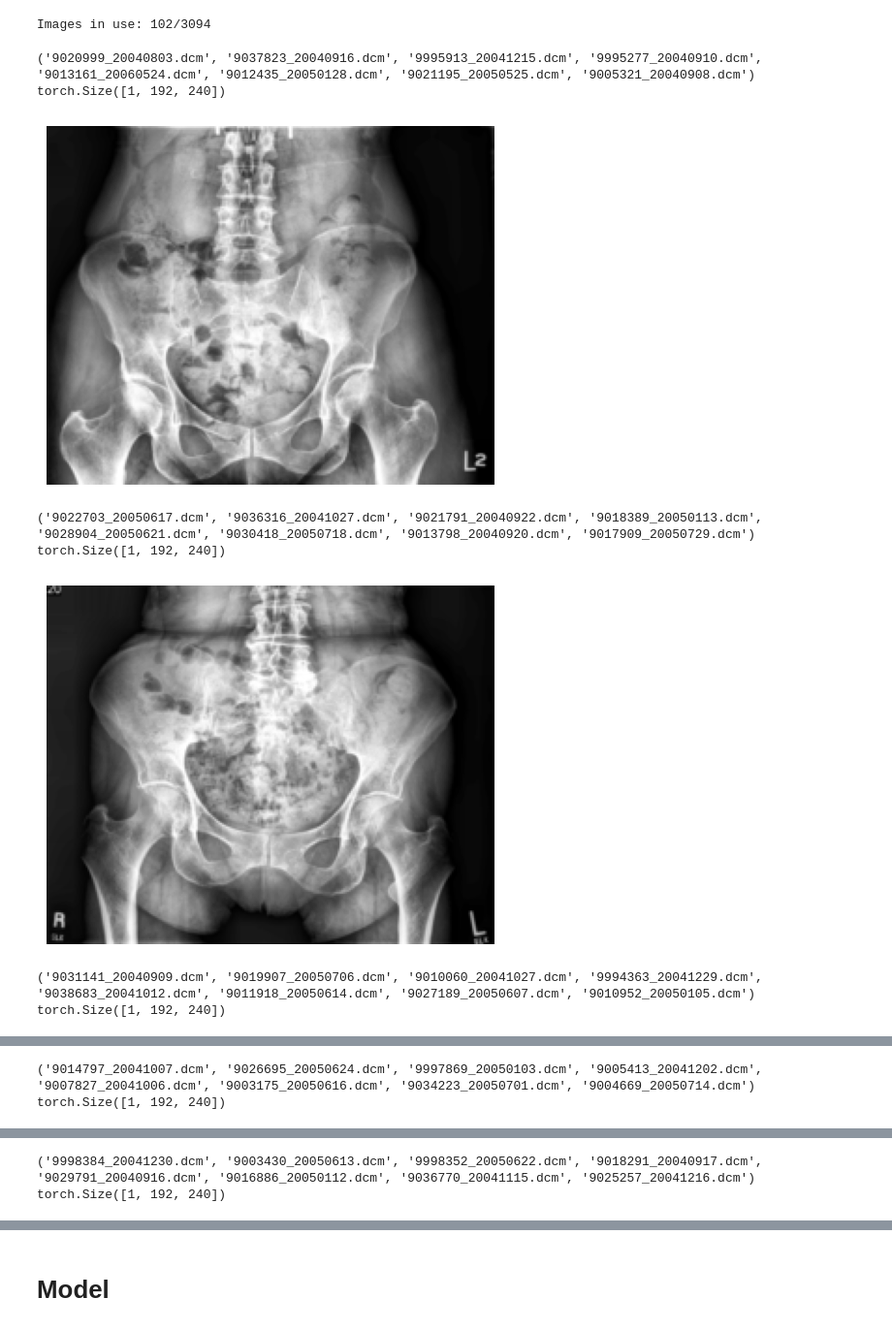
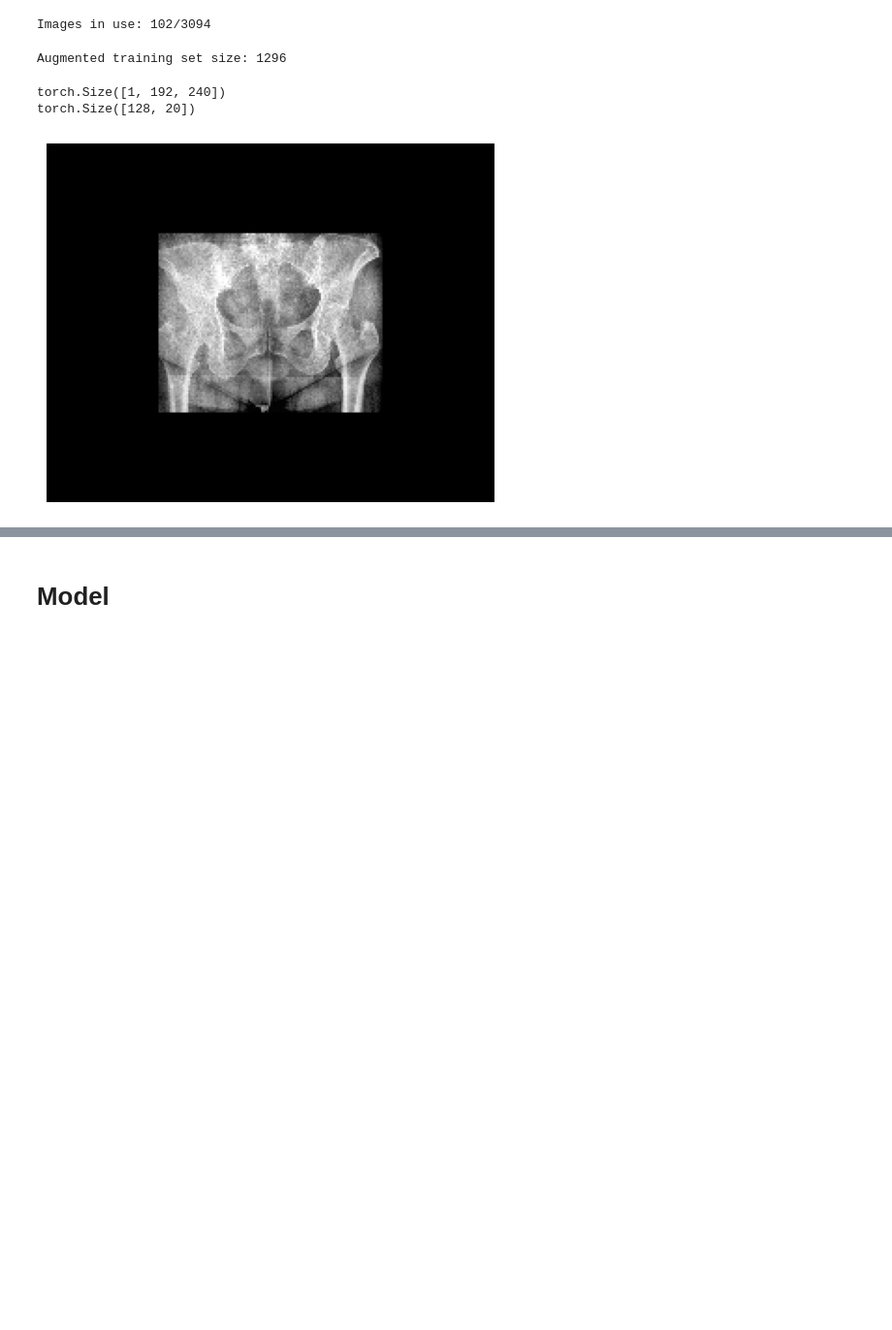
Before and after one commit to UPenn-Measurement-Project/MeasurementProject, a Jupyter notebook: cnn_on_points/cnn_on_points.ipynb, the cells around one changed output, grey strips where cells are left out. Shown at 97% size. Drawn from its saved outputs; the diff is of its cells as text; code cells hidden in the pictures; blank space fills up the shorter version.

Commit message:
cnn model identifying points: lackluster results.
data augmentation made with custom class for each data point

```diff
--- a/cnn_on_points/cnn_on_points.ipynb
+++ b/cnn_on_points/cnn_on_points.ipynb
@@ -80,3 +81,0 @@ scale_factor = 0.1
-# %%
-img_width = int(img_width * scale_factor)
-img_height = int(img_height * scale_factor)
@@ -107,3 +136,13 @@ class ImageDataset(Dataset):
+# %%
+class ImageDataset(Dataset):
+    def __init__(self, data_points):
+        self.data_points = data_points
+
+    def __len__(self):
+        return len(self.data_points)
+
+    def __getitem__(self, idx):
+        return self.data_points[idx].get_image()
 # %%
 #all images in directory
 all_img_in_dir = [i for i in os.listdir(img_dir) if i.lower().endswith("dcm")]
@@ -141,24 +165,36 @@ test_transform = transforms.Compose([
+# %%
+#augmented training data in DataPoint class
+train_data_points = []
+for img_file in train_img:
+    for aug_rot in np.arange(rot_st, rot_en + 1e-8, rot_int):
+        for aug_scale in np.arange(scale_st, scale_en + 1e-8, scale_int):
+            train_data_points.append(DataPoint(img_dir, img_file, df, img_width, img_height, aug_rot, aug_scale))
+print(f'Augmented training set size: {len(train_data_points)}')
+
+#testing data in DataPoint class (no augmentation transformations applied)
+test_data_points = []
+for img_file in test_img:
+    test_data_points.append(DataPoint(img_dir, img_file, df, img_width, img_height, 0, 1))
+# %% [output]
+Augmented training set size: 1296
 # %%
 #training dataset and data loader
-train_set = ImageDataset(img_dir, train_img, train_transform)
-train_loader = DataLoader(train_set, batch_size = batch_size, shuffle = True)
+train_set = ImageDataset(train_data_points)
+train_loader = DataLoader(train_set, batch_size = train_batch_size, shuffle = True)
 
 #testing dataset and data loader
-test_set = ImageDataset(img_dir, test_img, test_transform)
-test_loader = DataLoader(test_set, batch_size = batch_size, shuffle = False)
+test_set = ImageDataset(test_data_points)
+test_loader = DataLoader(test_set, batch_size = test_batch_size, shuffle = False)
 # %%
-for imgs, files in train_loader:
-    print(files)
+#quick test
+for imgs, ys in train_loader:
     print(imgs[0].shape)
+    print(ys.shape)
     plt.imshow(imgs[0].squeeze(), cmap = 'gray')
     plt.axis('off')
     plt.show()
+    break
 # %% [output]
-('9020999_20040803.dcm', '9037823_20040916.dcm', '9995913_20041215.dcm', '9995277_20040910.dcm', '9013161_20060524.dcm', '9012435_20050128.dcm', '9021195_20050525.dcm', '9005321_20040908.dcm')
 torch.Size([1, 192, 240])
+torch.Size([128, 20])
-[figure, old version]
+[figure, new version]
-('9022703_20050617.dcm', '9036316_20041027.dcm', '9021791_20040922.dcm', '9018389_20050113.dcm', '9028904_20050621.dcm', '9030418_20050718.dcm', '9013798_20040920.dcm', '9017909_20050729.dcm')
-torch.Size([1, 192, 240])
-[figure, removed]
-('9031141_20040909.dcm', '9019907_20050706.dcm', '9010060_20041027.dcm', '9994363_20041229.dcm', '9038683_20041012.dcm', '9011918_20050614.dcm', '9027189_20050607.dcm', '9010952_20050105.dcm')
-torch.Size([1, 192, 240])
@@ -166,2 +200,0 @@ torch.Size([1, 192, 240])
-('9014797_20041007.dcm', '9026695_20050624.dcm', '9997869_20050103.dcm', '9005413_20041202.dcm', '9007827_20041006.dcm', '9003175_20050616.dcm', '9034223_20050701.dcm', '9004669_20050714.dcm')
-torch.Size([1, 192, 240])
@@ -169,2 +200,0 @@ torch.Size([1, 192, 240])
-('9998384_20041230.dcm', '9003430_20050613.dcm', '9998352_20050622.dcm', '9018291_20040917.dcm', '9029791_20040916.dcm', '9016886_20050112.dcm', '9036770_20041115.dcm', '9025257_20041216.dcm')
-torch.Size([1, 192, 240])
```
Also changed, not shown: parts of 13 cells of this notebook.
